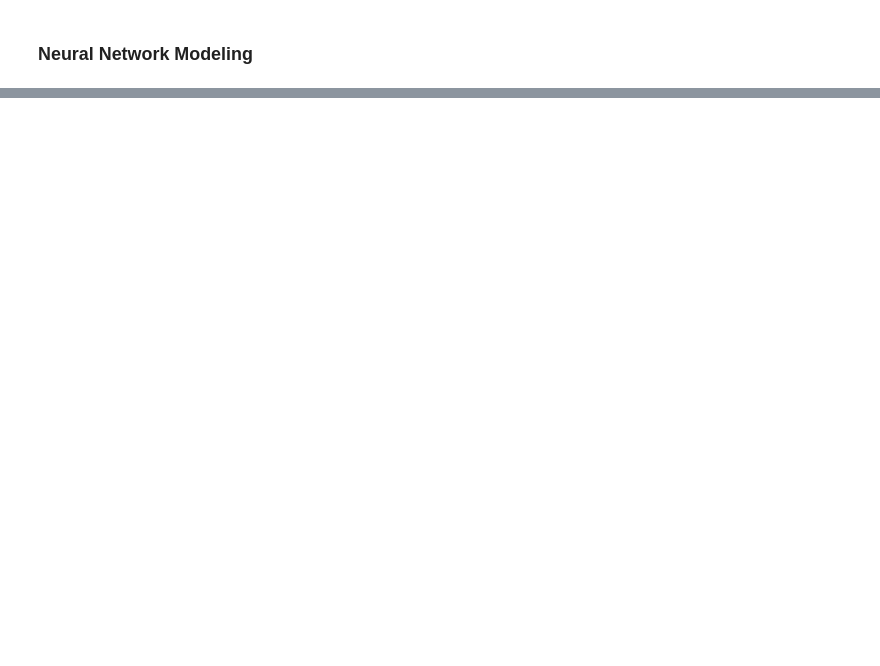
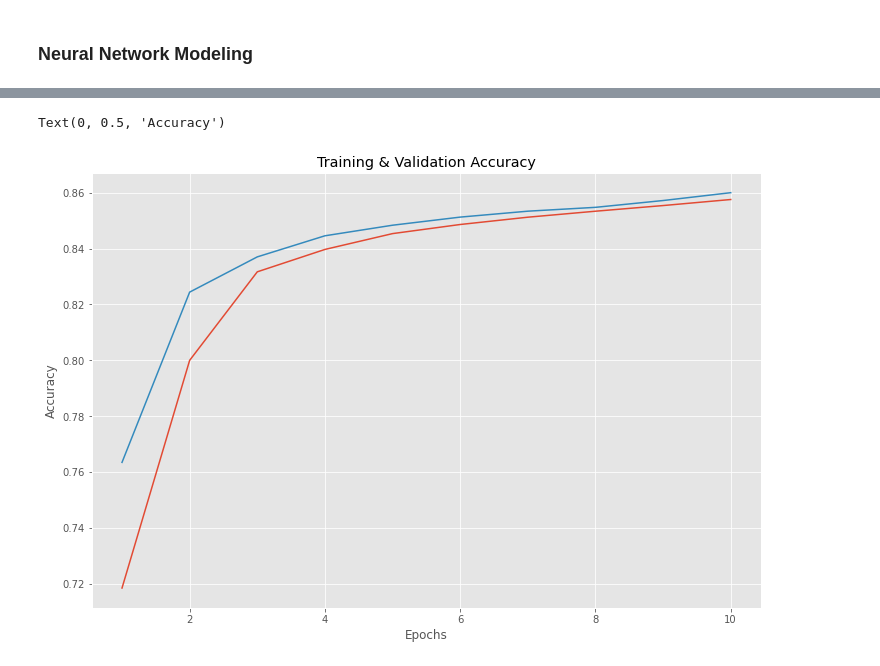
Before and after one commit to akaigraham/Identifying-Illegal-Fishing-Habits, a Jupyter notebook: notebook.ipynb, the cells around one changed output, grey strips where cells are left out. Cells and saved outputs as stored; diff of their text form; code cells hidden in the pictures; blank space fills up the shorter version.

```diff
--- a/notebook.ipynb
+++ b/notebook.ipynb
@@ -1682,0 +1689,8 @@ baseline_xgb = XGBClassifier(random_state=SEED, max_depth=3, subsample=0.2)
+# %%
+# fit to training set
+baseline_xgb.fit(X_train_final, y_train_final)
+
+# print and store results
+baseline_xgb_results = print_model_scores(X_train_final, X_test_final,
+                                          y_train_final, y_test_final,
+                                          baseline_xgb, 'baseline_xgb')
@@ -1684,0 +1799,24 @@ baseline_xgb = XGBClassifier(random_state=SEED, max_depth=3, subsample=0.2)
+# %%
+# build baseline model
+baseline_model = models.Sequential()
+# %%
+# add hidden layer with 100 units
+baseline_model.add(layers.Dense(100, activation='relu', input_shape=(n_features,)))
+
+# start with one hidden layer
+baseline_model.add(layers.Dense(50, activation='relu'))
+
+# output layer
+baseline_model.add(layers.Dense(1, activation='sigmoid'))
+
+# compile model
+baseline_model.compile(optimizer='SGD',
+                       loss='binary_crossentropy',
+                       metrics=['acc'])
+# %%
+# train baseline model
+baseline_history = baseline_model.fit(X_train_final,
+                                      y_train_final,
+                                      epochs=10,
+                                      batch_size=256,
+                                      validation_data=(X_test_final, y_test_final))
@@ -1684,0 +1841,16 @@ baseline_xgb = XGBClassifier(random_state=SEED, max_depth=3, subsample=0.2)
+# %%
+# plot training vs. validation accuracy
+baseline_model_dict = baseline_history.history
+baseline_acc_values = baseline_model_dict['acc']
+baseline_val_acc_values = baseline_model_dict['val_acc']
+
+fig, ax = plt.subplots(figsize=(12, 8))
+epochs = range(1, len(baseline_acc_values) + 1)
+ax.plot(epochs, baseline_acc_values, label='Training acc (Baseline)')
+ax.plot(epochs, baseline_val_acc_values, label='Val acc (Baseline)')
+ax.set_title('Training & Validation Accuracy')
+ax.set_xlabel('Epochs')
+ax.set_ylabel('Accuracy')
+# %% [output]
+Text(0, 0.5, 'Accuracy')
+[figure, added]
```
Also changed, not shown: parts of 13 cells of this notebook, 1 other file.
